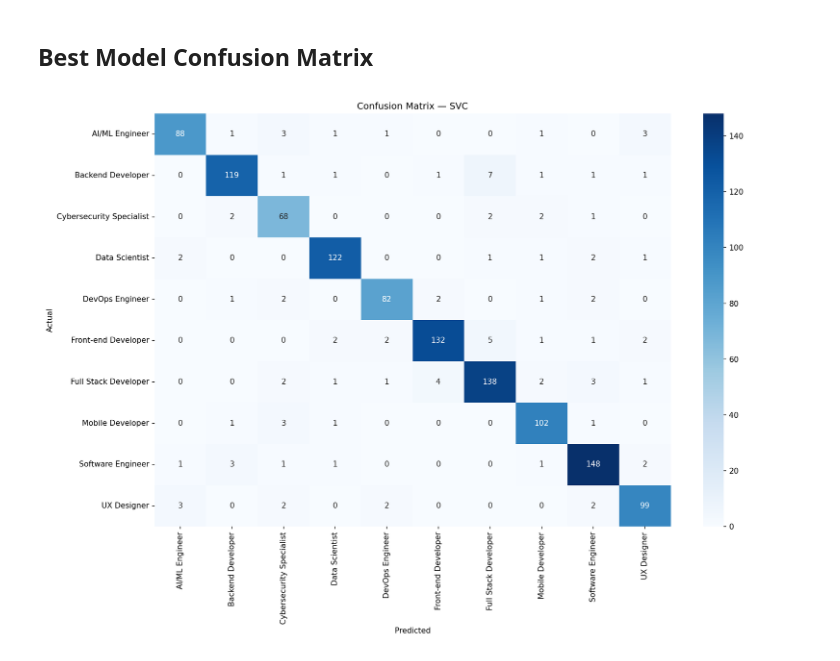
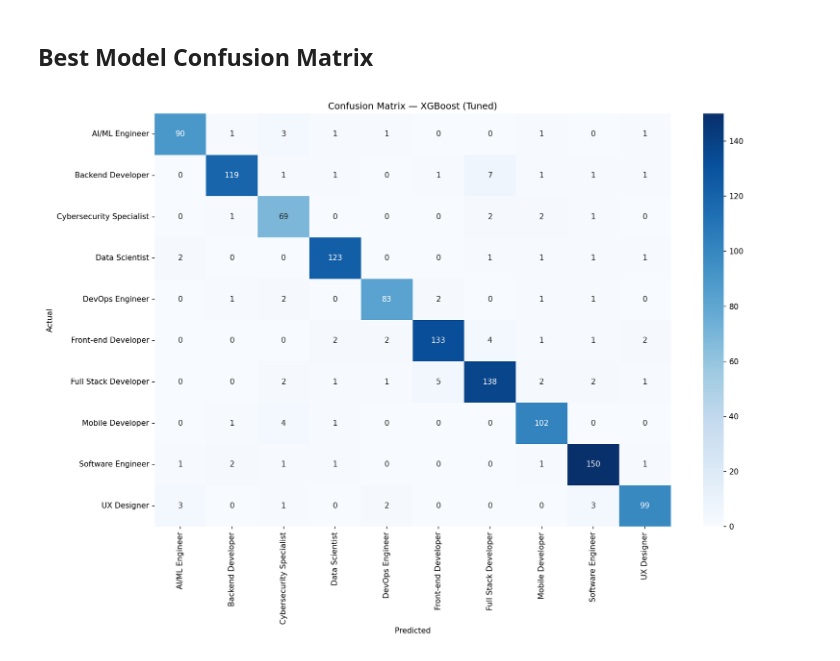
Before and after one commit to Sauravpant/Career-Guidance-System, a Jupyter notebook: ml-service/notebooks/analysis.ipynb, the cells around one changed output. Cells and saved outputs as stored; diff of their text form; code cells hidden in the pictures.

```diff
--- a/ml-service/notebooks/analysis.ipynb
+++ b/ml-service/notebooks/analysis.ipynb
@@ -115,6 +115,6 @@ Best Parameters:
 ## Best Model Confusion Matrix
 # %%
 from IPython.display import Image
-Image('../data/artifacts/confusion_matrix_svc.png')
+Image('../data/artifacts/confusion_matrix_xgboost_tuned.png')
 # %% [output]
-[figure, old version]
+[figure, new version]
```
